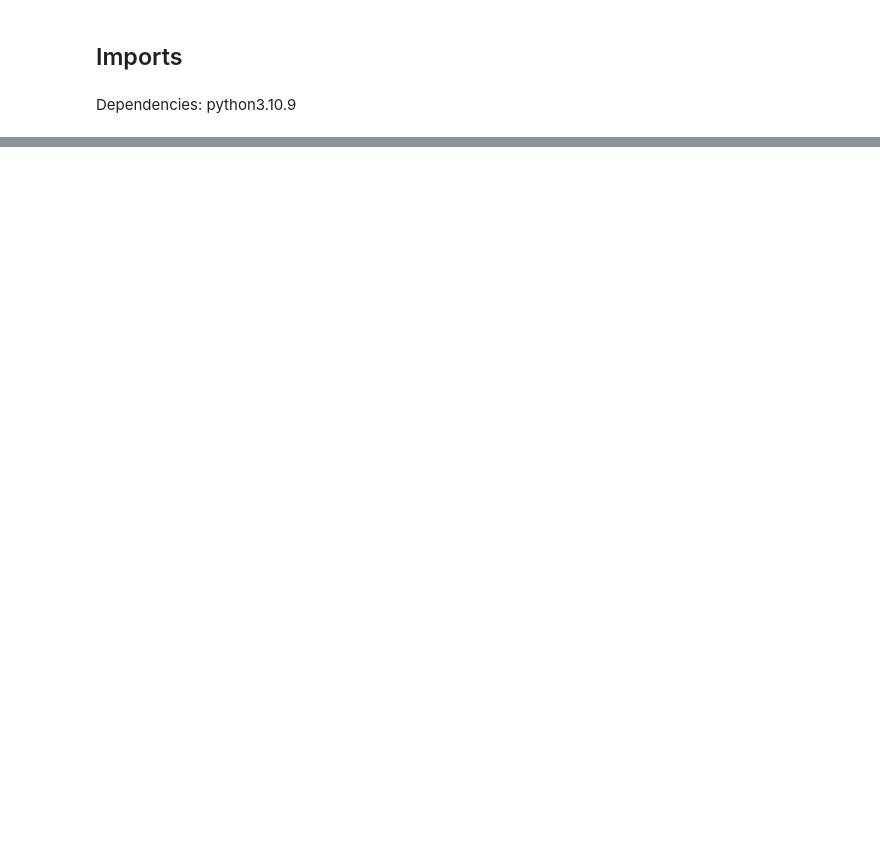
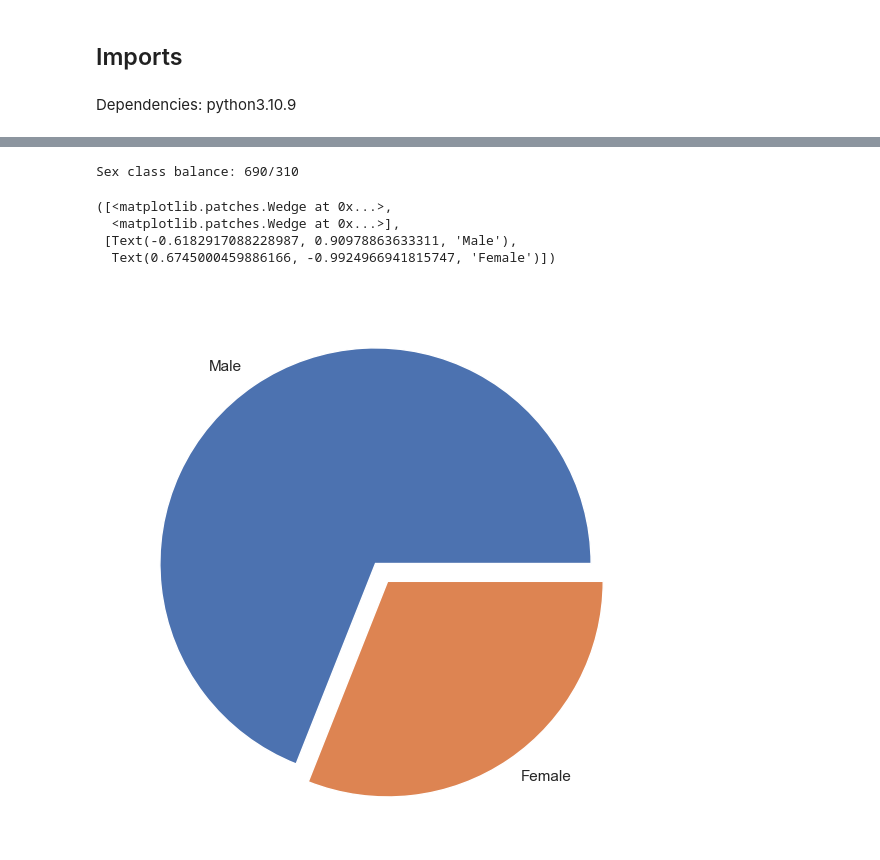
Before and after one commit to fpkh/hse_coursework_logreg, a Jupyter notebook: notebook.ipynb, the cells around one changed output, grey strips where cells are left out. Drawn from its saved outputs; the diff is of its cells as text; code cells hidden in the pictures; blank space fills up the shorter version.

```diff
--- a/notebook.ipynb
+++ b/notebook.ipynb
@@ -274,0 +149,14 @@ dataframe.corrwith())
+# %%
+fig, ax = plt.subplots(figsize=(7, 7))
+labels = ['Male', 'Female']
+text = f'Total:\n{data.shape[0]}'
+print('Sex class balance: {}'.format(str(data['sex'].value_counts()[0]) + '/' + str(data['sex'].value_counts()[1])))
+
+plt.pie(data['sex'].value_counts(), labels=labels, explode=[0, 0.1])
+# %% [output]
+Sex class balance: 690/310
+([<matplotlib.patches.Wedge at 0x...>,
+  <matplotlib.patches.Wedge at 0x...>],
+ [Text(-0.6182917088228987, 0.90978863633311, 'Male'),
+  Text(0.6745000459886166, -0.9924966941815747, 'Female')])
+[figure, added]
```
Also changed, not shown: parts of 66 cells of this notebook, 1 other file.
